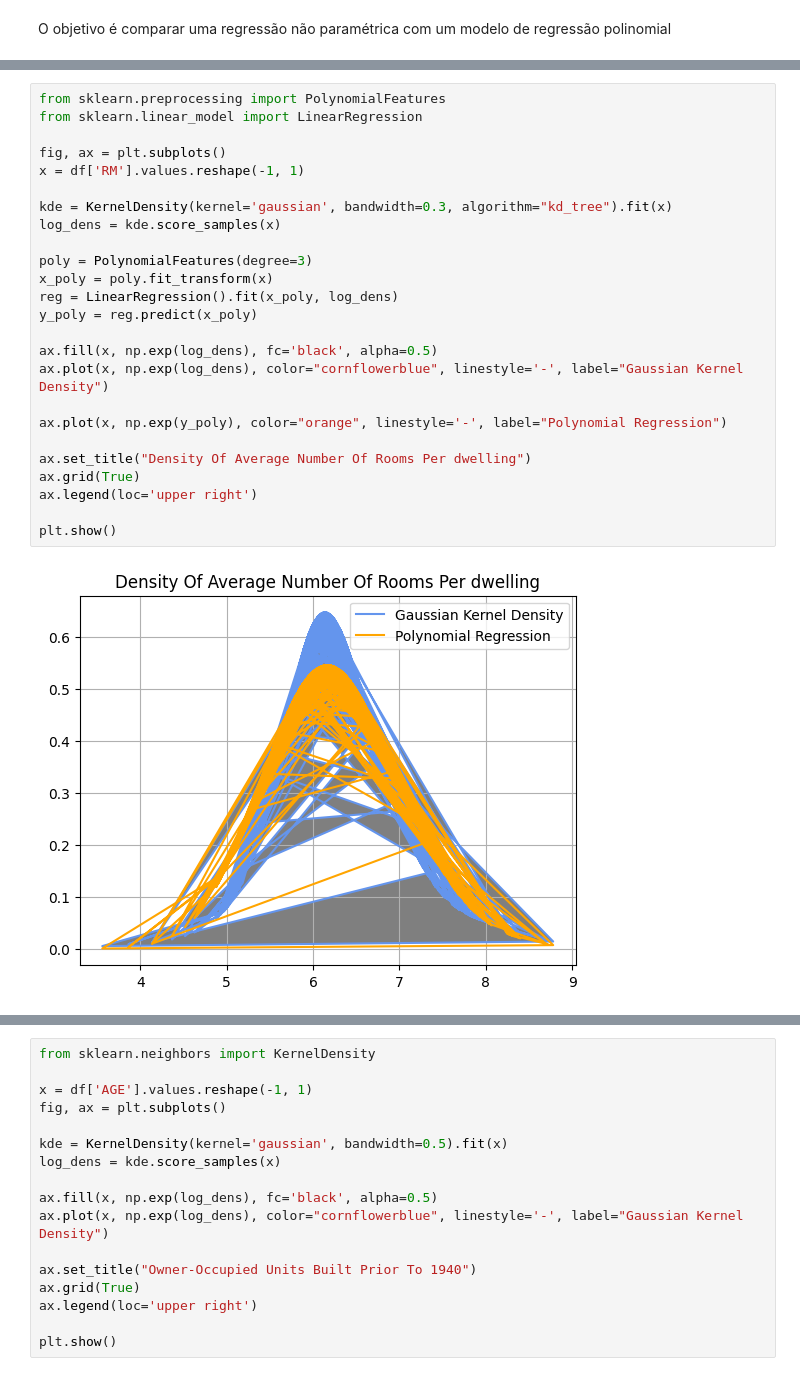
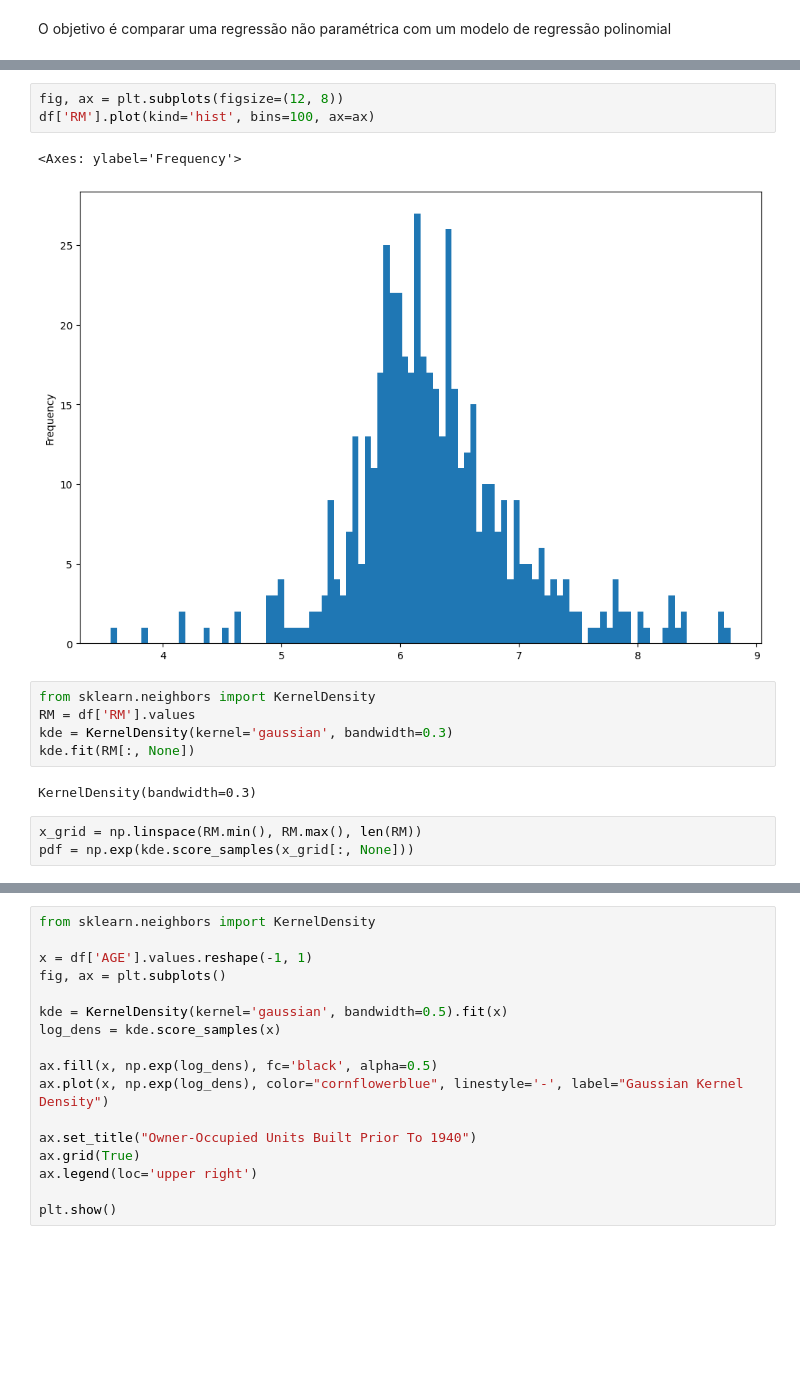
Before and after one commit to Luis-Adolfo-Araujo/non-parametric-regression-analysis, a Jupyter notebook: regressao_nao_parametrica_house_pricing_boston.ipynb, the cells around one changed output, grey strips where cells are left out. Cells and saved outputs as stored; diff of their text form; blank space fills up the shorter version.

```diff
--- a/regressao_nao_parametrica_house_pricing_boston.ipynb
+++ b/regressao_nao_parametrica_house_pricing_boston.ipynb
@@ -49,27 +30,16 @@ plt.show()
-# %%
-from sklearn.preprocessing import PolynomialFeatures
-from sklearn.linear_model import LinearRegression
-
-fig, ax = plt.subplots()
-x = df['RM'].values.reshape(-1, 1)
-
-kde = KernelDensity(kernel='gaussian', bandwidth=0.3, algorithm="kd_tree").fit(x)
-log_dens = kde.score_samples(x)
-
-poly = PolynomialFeatures(degree=3)
-x_poly = poly.fit_transform(x)
-reg = LinearRegression().fit(x_poly, log_dens)
-y_poly = reg.predict(x_poly)
-
-ax.fill(x, np.exp(log_dens), fc='black', alpha=0.5)
-ax.plot(x, np.exp(log_dens), color="cornflowerblue", linestyle='-', label="Gaussian Kernel Density")
-
-ax.plot(x, np.exp(y_poly), color="orange", linestyle='-', label="Polynomial Regression")
-
-ax.set_title("Density Of Average Number Of Rooms Per dwelling")
-ax.grid(True)
-ax.legend(loc='upper right')
-
-plt.show()
-# %% [output]
-[figure, removed]
+# %%
+fig, ax = plt.subplots(figsize=(12, 8))
+df['RM'].plot(kind='hist', bins=100, ax=ax)
+# %% [output]
+<Axes: ylabel='Frequency'>
+[figure, added]
+# %%
+from sklearn.neighbors import KernelDensity
+RM = df['RM'].values
+kde = KernelDensity(kernel='gaussian', bandwidth=0.3)
+kde.fit(RM[:, None])
+# %% [output]
+KernelDensity(bandwidth=0.3)
+# %%
+x_grid = np.linspace(RM.min(), RM.max(), len(RM))
+pdf = np.exp(kde.score_samples(x_grid[:, None]))
```
Also changed, not shown: parts of 3 cells of this notebook.
